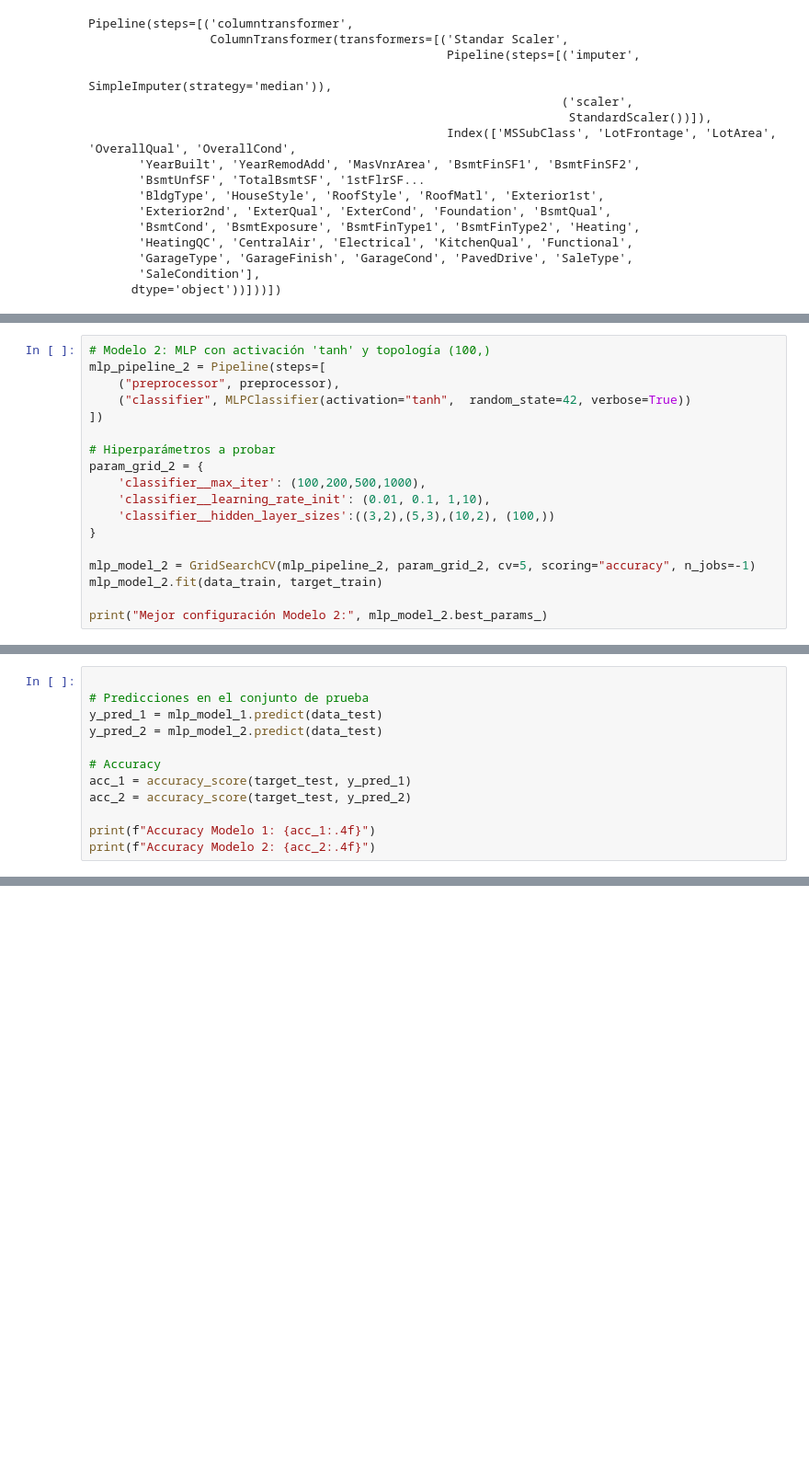
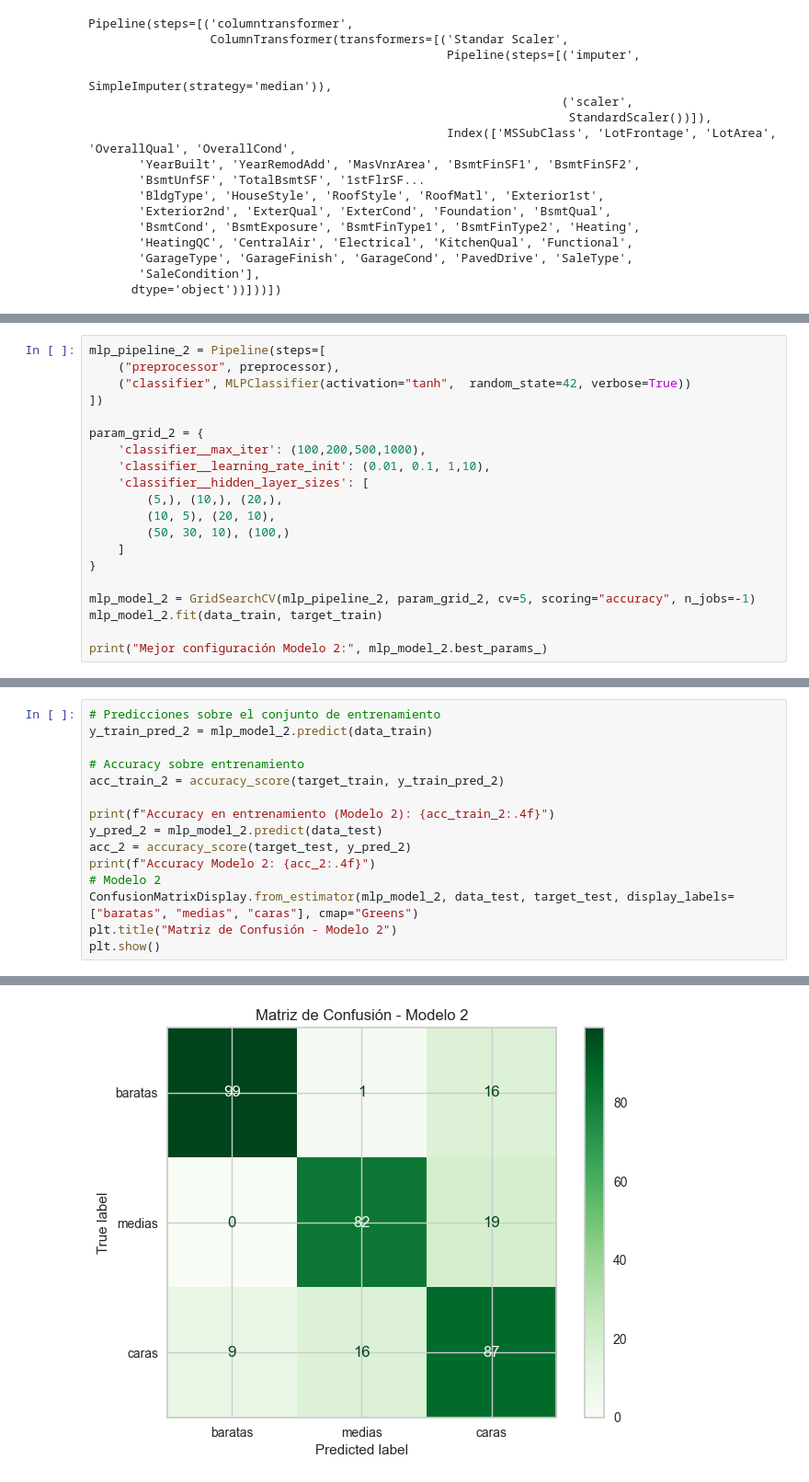
Before and after one commit to DanielRasho/MD-Proyecto2, a Jupyter notebook: RNA.ipynb, the cells around one changed output, grey strips where cells are left out. Shown at 92% size. Cells and saved outputs as stored; diff of their text form; blank space fills up the shorter version.

```diff
--- a/RNA.ipynb
+++ b/RNA.ipynb
@@ -266,15 +284,17 @@ Iteration 100, loss = 0.02998656
 # %%
-# Modelo 2: MLP con activación 'tanh' y topología (100,)
 mlp_pipeline_2 = Pipeline(steps=[
     ("preprocessor", preprocessor),
     ("classifier", MLPClassifier(activation="tanh",  random_state=42, verbose=True))
 ])
 
-# Hiperparámetros a probar
 param_grid_2 = {
     'classifier__max_iter': (100,200,500,1000),
     'classifier__learning_rate_init': (0.01, 0.1, 1,10),
-    'classifier__hidden_layer_sizes':((3,2),(5,3),(10,2), (100,))
+    'classifier__hidden_layer_sizes': [
+        (5,), (10,), (20,),
+        (10, 5), (20, 10),
+        (50, 30, 10), (100,)
+    ]
 }
 
 mlp_model_2 = GridSearchCV(mlp_pipeline_2, param_grid_2, cv=5, scoring="accuracy", n_jobs=-1)
@@ -302,13 +322,16 @@ Mejor configuración Modelo 2: {'classifier__hidden_layer_sizes': (100,), 'class
 # %%
+# Predicciones sobre el conjunto de entrenamiento
+y_train_pred_2 = mlp_model_2.predict(data_train)
 
-# Predicciones en el conjunto de prueba
-y_pred_1 = mlp_model_1.predict(data_test)
+# Accuracy sobre entrenamiento
+acc_train_2 = accuracy_score(target_train, y_train_pred_2)
+
+print(f"Accuracy en entrenamiento (Modelo 2): {acc_train_2:.4f}")
 y_pred_2 = mlp_model_2.predict(data_test)
-
-# Accuracy
-acc_1 = accuracy_score(target_test, y_pred_1)
 acc_2 = accuracy_score(target_test, y_pred_2)
-
-print(f"Accuracy Modelo 1: {acc_1:.4f}")
 print(f"Accuracy Modelo 2: {acc_2:.4f}")
+# Modelo 2
+ConfusionMatrixDisplay.from_estimator(mlp_model_2, data_test, target_test, display_labels=["baratas", "medias", "caras"], cmap="Greens")
+plt.title("Matriz de Confusión - Modelo 2")
+plt.show()
 # %% [output]
@@ -316,0 +340 @@ Accuracy Modelo 2: 0.7842
+[figure, added]
```
Also changed, not shown: parts of 9 cells of this notebook.
